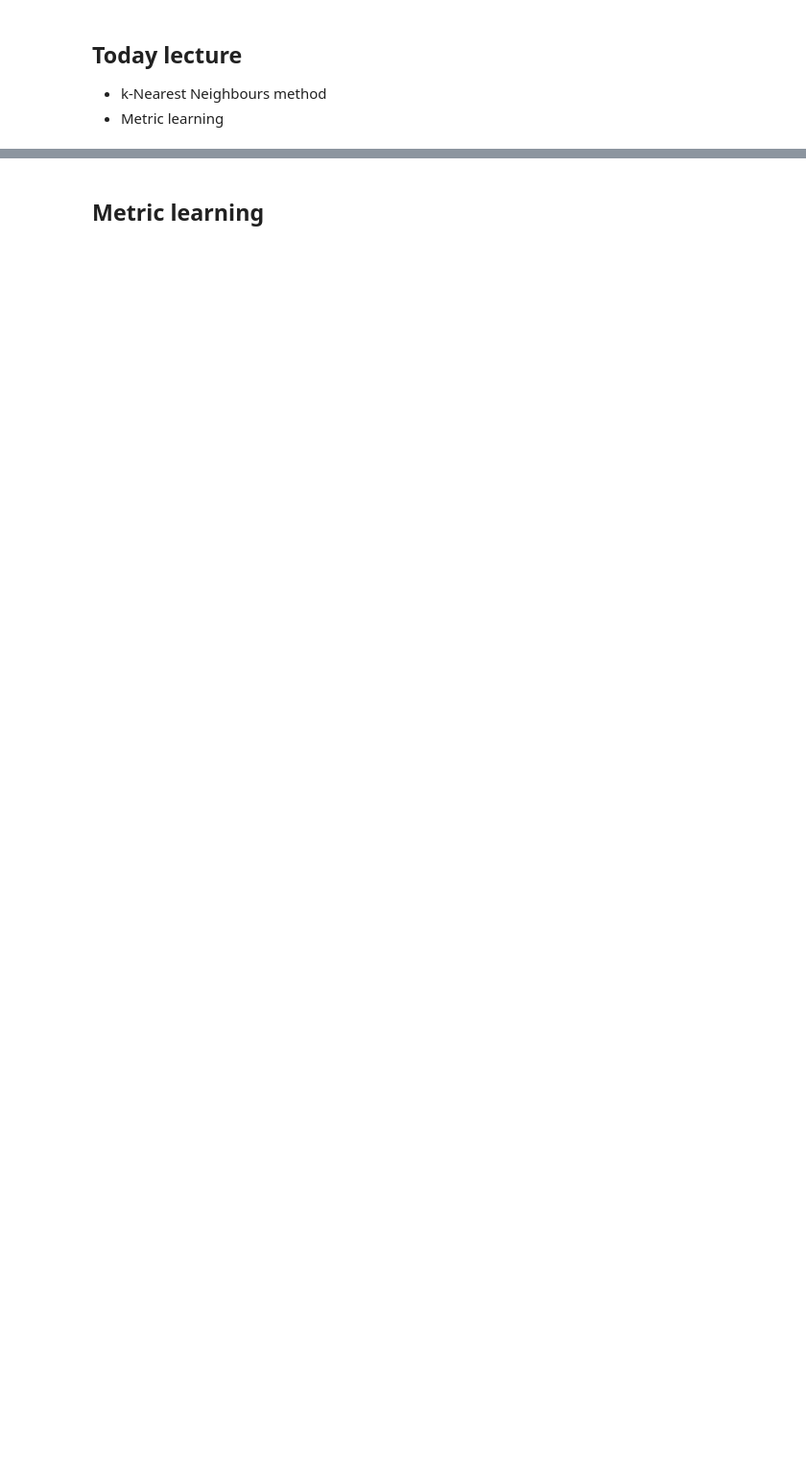
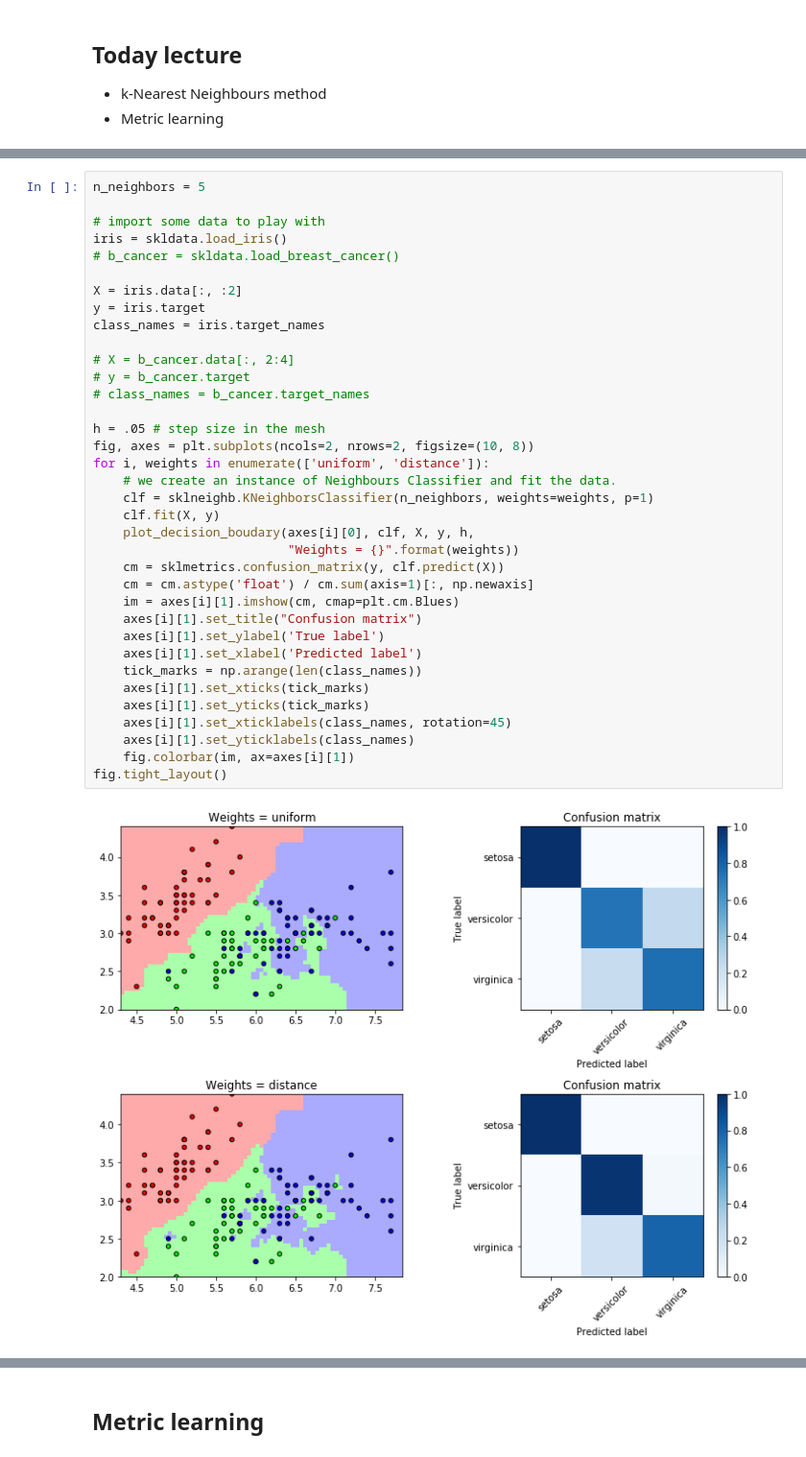
Before and after one commit to amkatrutsa/intro_ml, a Jupyter notebook: Lecture-2.ipynb, the cells around one changed output, grey strips where cells are left out. Shown at 96% size. Cells and saved outputs as stored; diff of their text form; blank space fills up the shorter version.

```diff
--- a/Lecture-2.ipynb
+++ b/Lecture-2.ipynb
@@ -34,0 +128,38 @@ $$
+# %%
+n_neighbors = 5
+
+# import some data to play with
+iris = skldata.load_iris()
+# b_cancer = skldata.load_breast_cancer()
+
+X = iris.data[:, :2]
+y = iris.target
+class_names = iris.target_names
+
+# X = b_cancer.data[:, 2:4]
+# y = b_cancer.target
+# class_names = b_cancer.target_names
+
+h = .05 # step size in the mesh
+fig, axes = plt.subplots(ncols=2, nrows=2, figsize=(10, 8))
+for i, weights in enumerate(['uniform', 'distance']):
+    # we create an instance of Neighbours Classifier and fit the data.
+    clf = sklneighb.KNeighborsClassifier(n_neighbors, weights=weights, p=1)
+    clf.fit(X, y)
+    plot_decision_boudary(axes[i][0], clf, X, y, h,
+                          "Weights = {}".format(weights))
+    cm = sklmetrics.confusion_matrix(y, clf.predict(X))
+    cm = cm.astype('float') / cm.sum(axis=1)[:, np.newaxis]
+    im = axes[i][1].imshow(cm, cmap=plt.cm.Blues)
+    axes[i][1].set_title("Confusion matrix")
+    axes[i][1].set_ylabel('True label')
+    axes[i][1].set_xlabel('Predicted label')
+    tick_marks = np.arange(len(class_names))
+    axes[i][1].set_xticks(tick_marks)
+    axes[i][1].set_yticks(tick_marks)
+    axes[i][1].set_xticklabels(class_names, rotation=45)
+    axes[i][1].set_yticklabels(class_names)
+    fig.colorbar(im, ax=axes[i][1])
+fig.tight_layout()
+# %% [output]
+[figure, added]
```
Also changed, not shown: parts of 37 cells of this notebook.
